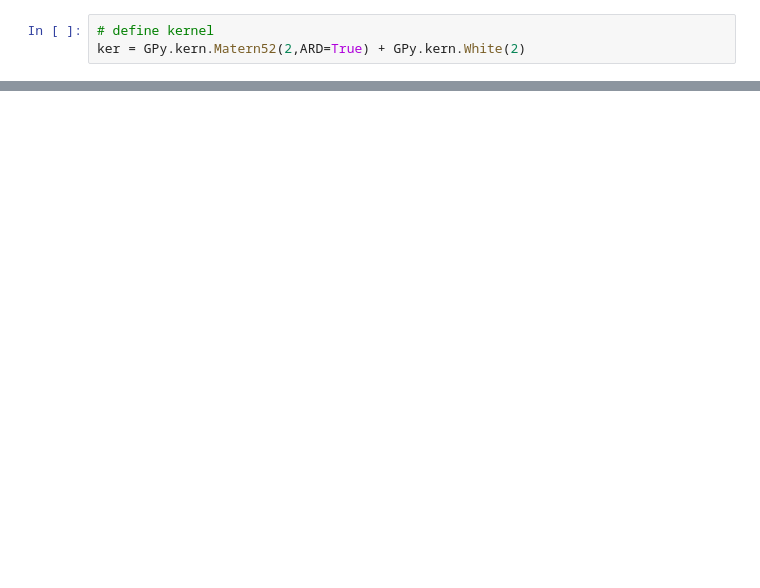
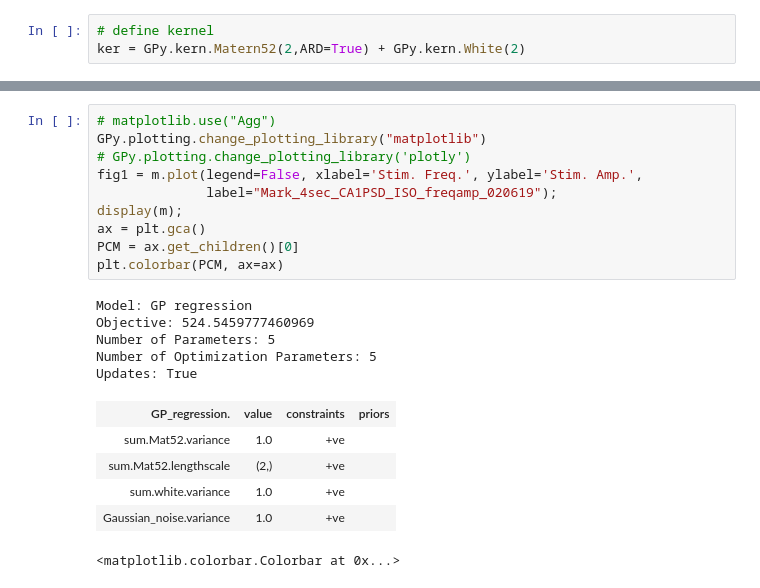
Before and after one commit to Simurgh818/NeuroGaussianProcess, a Jupyter notebook: GP_Anastheisa_vs_Awake.ipynb, the cells around one changed output, grey strips where cells are left out. Drawn from its saved outputs; the diff is of its cells as text; blank space fills up the shorter version.

```diff
--- a/GP_Anastheisa_vs_Awake.ipynb
+++ b/GP_Anastheisa_vs_Awake.ipynb
@@ -117,0 +135,22 @@ m = GPy.models.GPRegression(X,Y_reshape,ker)
+# %%
+# matplotlib.use("Agg")
+GPy.plotting.change_plotting_library("matplotlib")
+# GPy.plotting.change_plotting_library('plotly')
+fig1 = m.plot(legend=False, xlabel='Stim. Freq.', ylabel='Stim. Amp.',
+              label="Mark_4sec_CA1PSD_ISO_freqamp_020619");
+display(m);
+ax = plt.gca()
+PCM = ax.get_children()[0]
+plt.colorbar(PCM, ax=ax)
+# %% [output]
+Model: GP regression
+Objective: 524.5459777460969
+Number of Parameters: 5
+Number of Optimization Parameters: 5
+Updates: True
+| GP_regression. | value | constraints | priors |
+| sum.Mat52.variance | 1.0 | +ve |  |
+| sum.Mat52.lengthscale | (2,) | +ve |  |
+| sum.white.variance | 1.0 | +ve |  |
+| Gaussian_noise.variance | 1.0 | +ve |  |
+<matplotlib.colorbar.Colorbar at 0x...>
```
Also changed, not shown: parts of 13 cells of this notebook, 1 other file.
